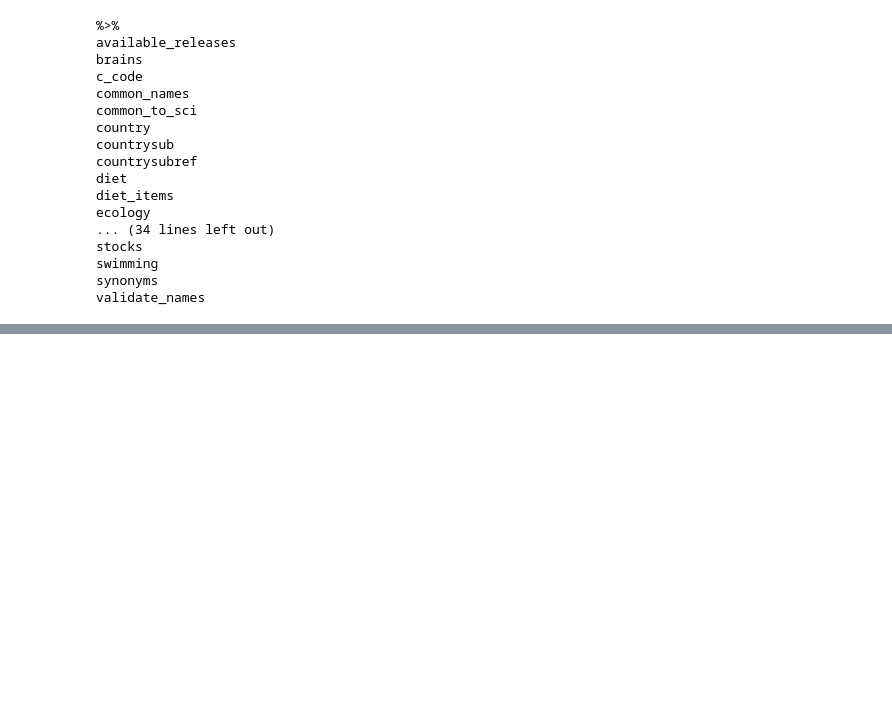
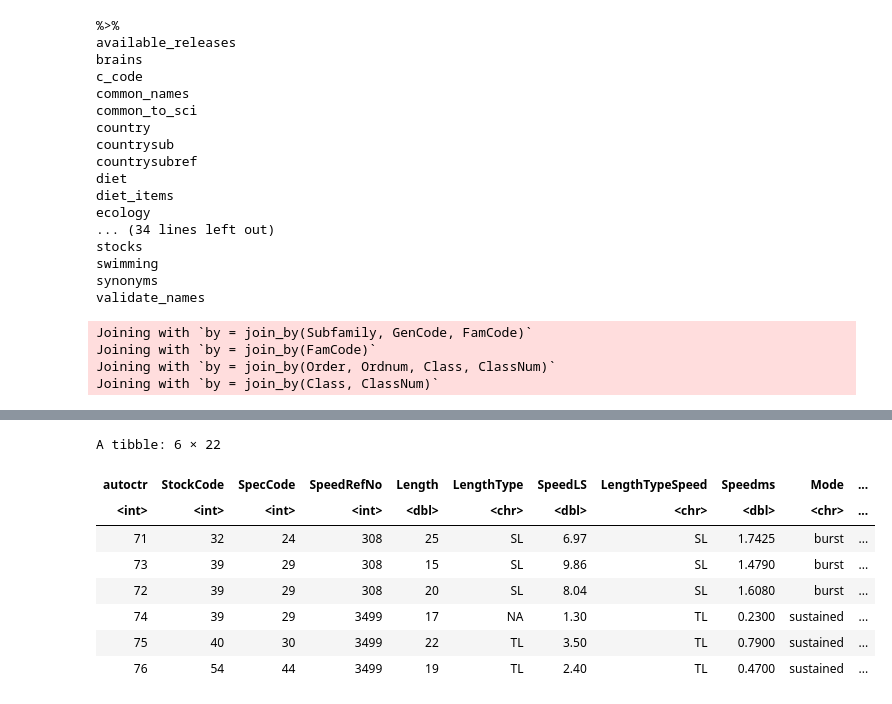
Before and after one commit to nhardemandata/fish-species-project, a Jupyter notebook: r_scripts/r_data_collection.ipynb, the cells around one changed output, grey strips where cells are left out. Cells and saved outputs as stored; diff of their text form; code cells hidden in the pictures; blank space fills up the shorter version.

```diff
--- a/r_scripts/r_data_collection.ipynb
+++ b/r_scripts/r_data_collection.ipynb
@@ -31,6 +31,13 @@ validate_names
 species_data <- species(limit = 2500)
 speed_data <- speed(limit = 2500)
 ecology_data <- ecology(limit = 2500)
+stocks_data <- stocks(limit = 2500)
+species_names_data <- species_names(limit = 2500)
+# %% [output]
+Joining with `by = join_by(Subfamily, GenCode, FamCode)`
+Joining with `by = join_by(FamCode)`
+Joining with `by = join_by(Order, Ordnum, Class, ClassNum)`
+Joining with `by = join_by(Class, ClassNum)`
 # %%
 head(species_data)
 # %% [output]
@@ -45,0 +55,12 @@ A tibble: 6 × 101
+# %%
+head(speed_data)
+# %% [output]
+A tibble: 6 × 22
+| autoctr | StockCode | SpecCode | SpeedRefNo | Length | LengthType | SpeedLS | LengthTypeSpeed | Speedms | Mode | ... |
+| <int> | <int> | <int> | <int> | <dbl> | <chr> | <dbl> | <chr> | <dbl> | <chr> | ... |
+| 71 | 32 | 24 | 308 | 25 | SL | 6.97 | SL | 1.7425 | burst | ... |
+| 73 | 39 | 29 | 308 | 15 | SL | 9.86 | SL | 1.4790 | burst | ... |
+| 72 | 39 | 29 | 308 | 20 | SL | 8.04 | SL | 1.6080 | burst | ... |
+| 74 | 39 | 29 | 3499 | 17 | NA | 1.30 | TL | 0.2300 | sustained | ... |
+| 75 | 40 | 30 | 3499 | 22 | TL | 3.50 | TL | 0.7900 | sustained | ... |
+| 76 | 54 | 44 | 3499 | 19 | TL | 2.40 | TL | 0.4700 | sustained | ... |
```
Also changed, not shown: parts of 10 cells of this notebook.
